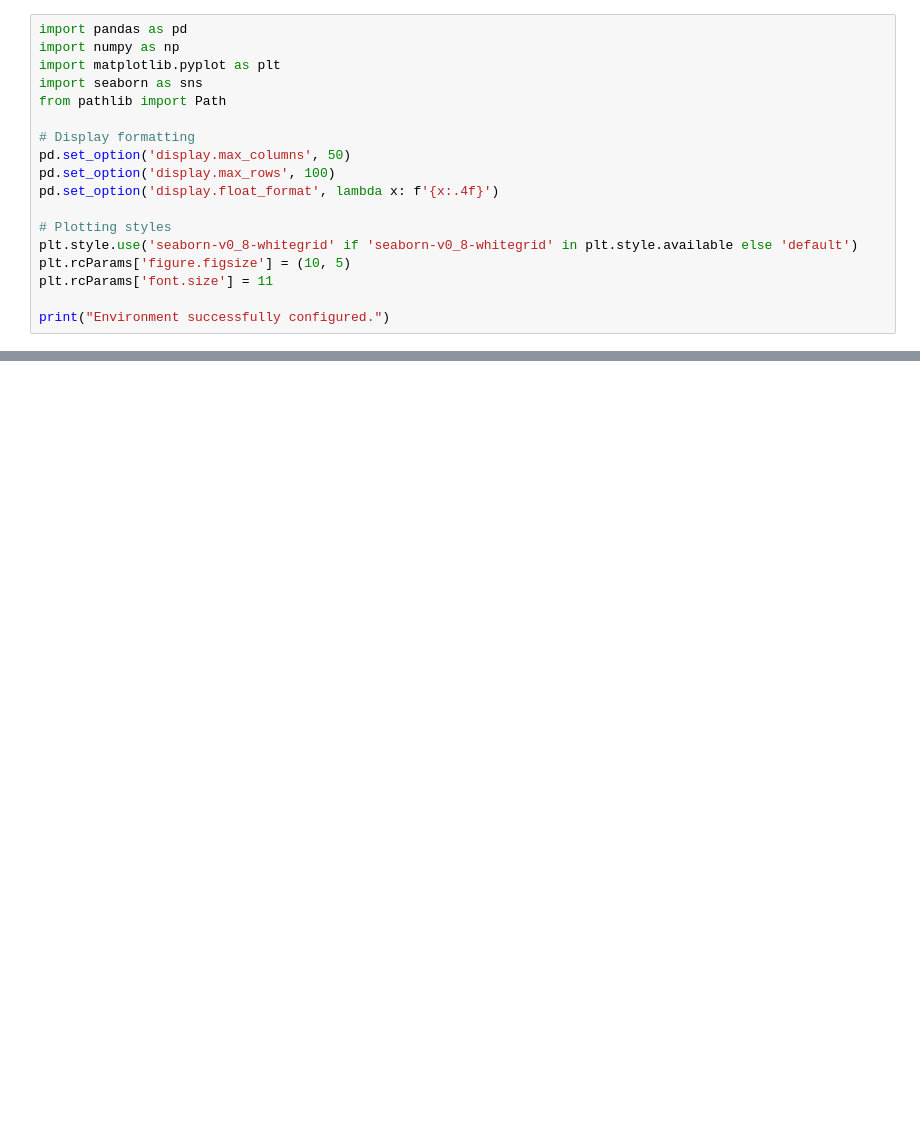
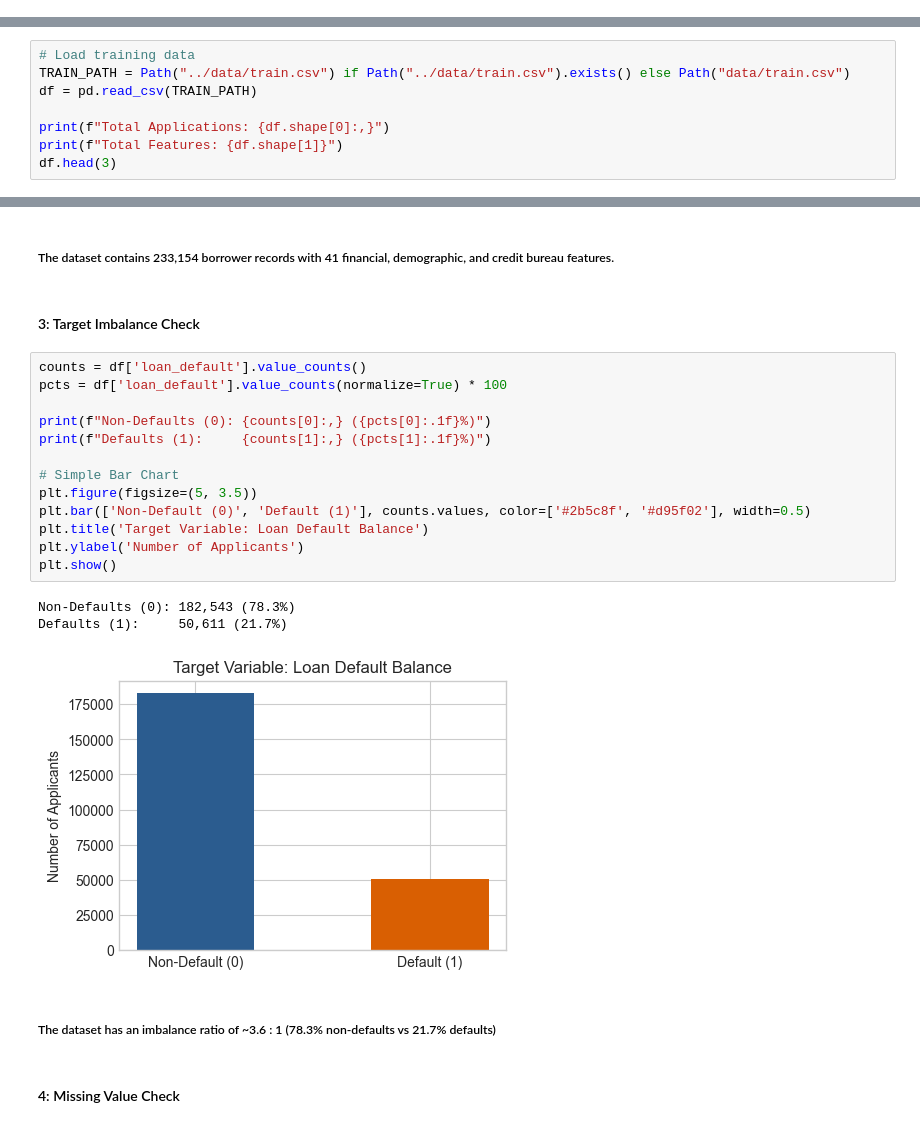
Before and after one commit to ghoshratul-I-O/Explainable-AI-for-Loan-Approval-Decisions, a Jupyter notebook: notebooks/EDA.ipynb, the cells around one changed output, grey strips where cells are left out. Drawn from its saved outputs; the diff is of its cells as text; blank space fills up the shorter version.

Commit message:
Complete Phase 1 (EDA) milestone and transition to Phase 2 (Data Cleaning & Preprocessing)

```diff
--- a/notebooks/EDA.ipynb
+++ b/notebooks/EDA.ipynb
@@ -9,18 +0,0 @@
-# %%
-import pandas as pd
-import numpy as np
-import matplotlib.pyplot as plt
-import seaborn as sns
-from pathlib import Path
-
-# Display formatting
-pd.set_option('display.max_columns', 50)
-pd.set_option('display.max_rows', 100)
-pd.set_option('display.float_format', lambda x: f'{x:.4f}')
-
-# Plotting styles
-plt.style.use('seaborn-v0_8-whitegrid' if 'seaborn-v0_8-whitegrid' in plt.style.available else 'default')
-plt.rcParams['figure.figsize'] = (10, 5)
-plt.rcParams['font.size'] = 11
-
-print("Environment successfully configured.")
@@ -254,0 +17,8 @@ display(corr_matrix['loan_default'].sort_values(ascending=False))
+# %%
+# Load training data
+TRAIN_PATH = Path("../data/train.csv") if Path("../data/train.csv").exists() else Path("data/train.csv")
+df = pd.read_csv(TRAIN_PATH)
+
+print(f"Total Applications: {df.shape[0]:,}")
+print(f"Total Features: {df.shape[1]}")
+df.head(3)
@@ -254,0 +32,25 @@ display(corr_matrix['loan_default'].sort_values(ascending=False))
+# %% [markdown]
+##### The dataset contains 233,154 borrower records with 41 financial, demographic, and credit bureau features.
+# %% [markdown]
+#### 3: Target Imbalance Check
+# %%
+counts = df['loan_default'].value_counts()
+pcts = df['loan_default'].value_counts(normalize=True) * 100
+
+print(f"Non-Defaults (0): {counts[0]:,} ({pcts[0]:.1f}%)")
+print(f"Defaults (1):     {counts[1]:,} ({pcts[1]:.1f}%)")
+
+# Simple Bar Chart
+plt.figure(figsize=(5, 3.5))
+plt.bar(['Non-Default (0)', 'Default (1)'], counts.values, color=['#2b5c8f', '#d95f02'], width=0.5)
+plt.title('Target Variable: Loan Default Balance')
+plt.ylabel('Number of Applicants')
+plt.show()
+# %% [output]
+Non-Defaults (0): 182,543 (78.3%)
+Defaults (1):     50,611 (21.7%)
+[figure, added]
+# %% [markdown]
+##### The dataset has an imbalance ratio of ~3.6 : 1 (78.3% non-defaults vs 21.7% defaults)
+# %% [markdown]
+#### 4: Missing Value Check
```
Also changed, not shown: parts of 31 cells of this notebook, 1 other file.
